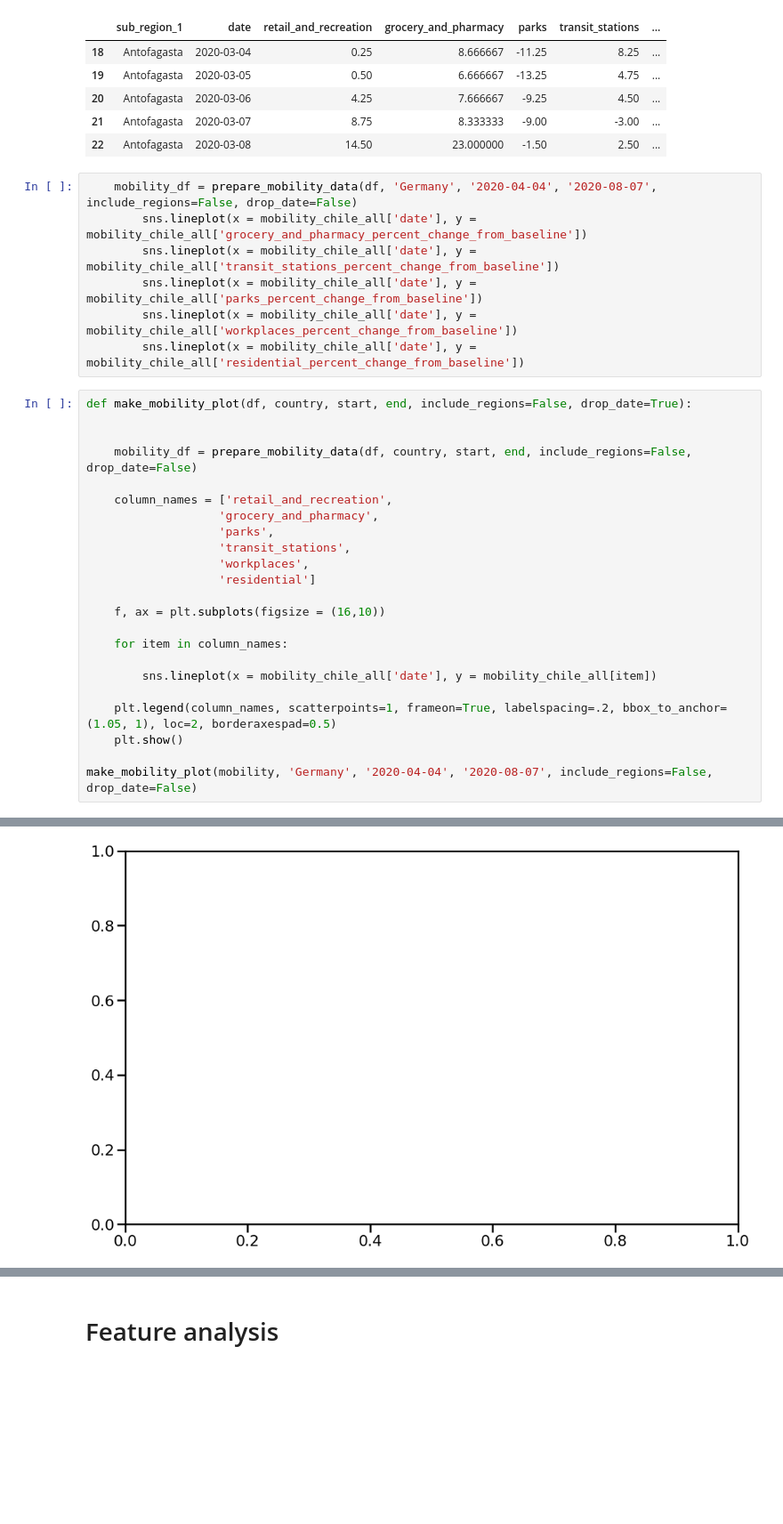
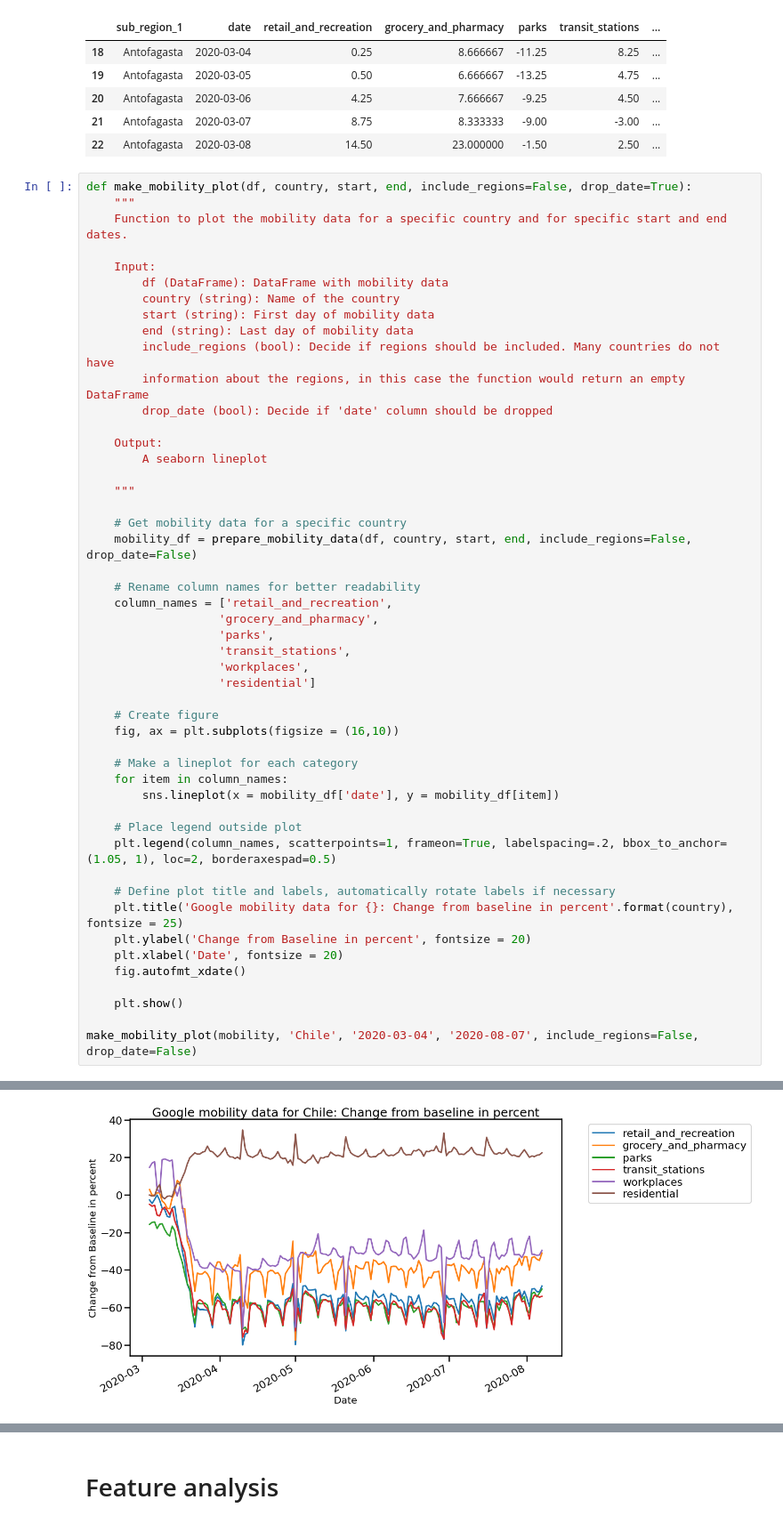
Before and after one commit to muellermax/Covid-Chile-Prediction, a Jupyter notebook: Covid Chile Prediction.ipynb, the cells around one changed output, grey strips where cells are left out. Shown: that part at 89% size. Saved outputs shown, nothing was run; the diff lists cells and outputs as text; blank space fills up the shorter version.

Commit message:
Feature: Finished function for plotting mobility

```diff
--- a/Covid Chile Prediction.ipynb
+++ b/Covid Chile Prediction.ipynb
@@ -413,19 +413,29 @@ mobility_chile.head()
 | 20 | Antofagasta | 2020-03-06 | 4.25 | 7.666667 | -9.25 | 4.50 | ... |
 | 21 | Antofagasta | 2020-03-07 | 8.75 | 8.333333 | -9.00 | -3.00 | ... |
 | 22 | Antofagasta | 2020-03-08 | 14.50 | 23.000000 | -1.50 | 2.50 | ... |
-# %%
-    mobility_df = prepare_mobility_data(df, 'Germany', '2020-04-04', '2020-08-07', include_regions=False, drop_date=False)
-        sns.lineplot(x = mobility_chile_all['date'], y = mobility_chile_all['grocery_and_pharmacy_percent_change_from_baseline'])
-        sns.lineplot(x = mobility_chile_all['date'], y = mobility_chile_all['transit_stations_percent_change_from_baseline'])
-        sns.lineplot(x = mobility_chile_all['date'], y = mobility_chile_all['parks_percent_change_from_baseline'])
-        sns.lineplot(x = mobility_chile_all['date'], y = mobility_chile_all['workplaces_percent_change_from_baseline'])
-        sns.lineplot(x = mobility_chile_all['date'], y = mobility_chile_all['residential_percent_change_from_baseline'])
 # %%
 def make_mobility_plot(df, country, start, end, include_regions=False, drop_date=True):
+    """
+    Function to plot the mobility data for a specific country and for specific start and end dates.
 
+    Input:
+        df (DataFrame): DataFrame with mobility data
+        country (string): Name of the country
+        start (string): First day of mobility data
+        end (string): Last day of mobility data
+        include_regions (bool): Decide if regions should be included. Many countries do not have
+        information about the regions, in this case the function would return an empty DataFrame
+        drop_date (bool): Decide if 'date' column should be dropped
 
+    Output:
+        A seaborn lineplot
+
+    """
+
+    # Get mobility data for a specific country
     mobility_df = prepare_mobility_data(df, country, start, end, include_regions=False, drop_date=False)
 
+    # Rename column names for better readability
     column_names = ['retail_and_recreation',
                    'grocery_and_pharmacy',
                    'parks',
@@ -433,14 +443,23 @@ def make_mobility_plot(df, country, start, end, include_regions=False, drop_date
                    'workplaces',
                    'residential']
 
-    f, ax = plt.subplots(figsize = (16,10))
+    # Create figure
+    fig, ax = plt.subplots(figsize = (16,10))
 
+    # Make a lineplot for each category
     for item in column_names:
+        sns.lineplot(x = mobility_df['date'], y = mobility_df[item])
 
-        sns.lineplot(x = mobility_chile_all['date'], y = mobility_chile_all[item])
+    # Place legend outside plot
+    plt.legend(column_names, scatterpoints=1, frameon=True, labelspacing=.2, bbox_to_anchor=(1.05, 1), loc=2, borderaxespad=0.5)
 
-    plt.legend(column_names, scatterpoints=1, frameon=True, labelspacing=.2, bbox_to_anchor=(1.05, 1), loc=2, borderaxespad=0.5)
+    # Define plot title and labels, automatically rotate labels if necessary
+    plt.title('Google mobility data for {}: Change from baseline in percent'.format(country), fontsize = 25)
+    plt.ylabel('Change from Baseline in percent', fontsize = 20)
+    plt.xlabel('Date', fontsize = 20)
+    fig.autofmt_xdate()
+
     plt.show()
 
-make_mobility_plot(mobility, 'Germany', '2020-04-04', '2020-08-07', include_regions=False, drop_date=False)
+make_mobility_plot(mobility, 'Chile', '2020-03-04', '2020-08-07', include_regions=False, drop_date=False)
 # %% [output]
@@ -448,2 +466,2 @@ KeyError: 'retail_and_recreation'
-[figure, old version]
+[figure, new version]
 # %%
```
Also changed, not shown: parts of 11 cells of this notebook, 1 other file.
